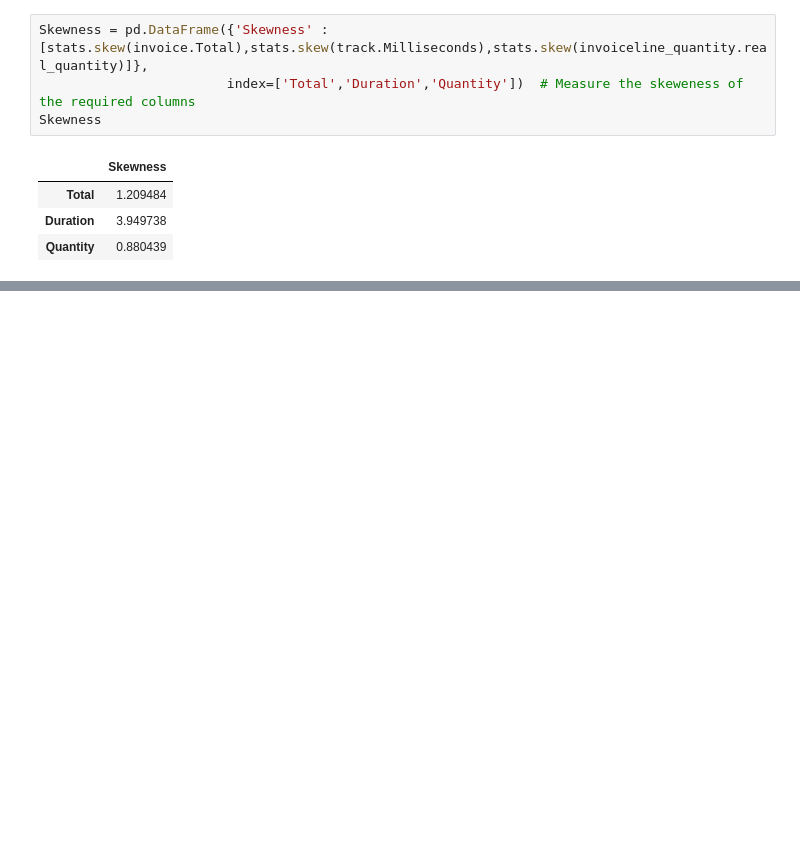
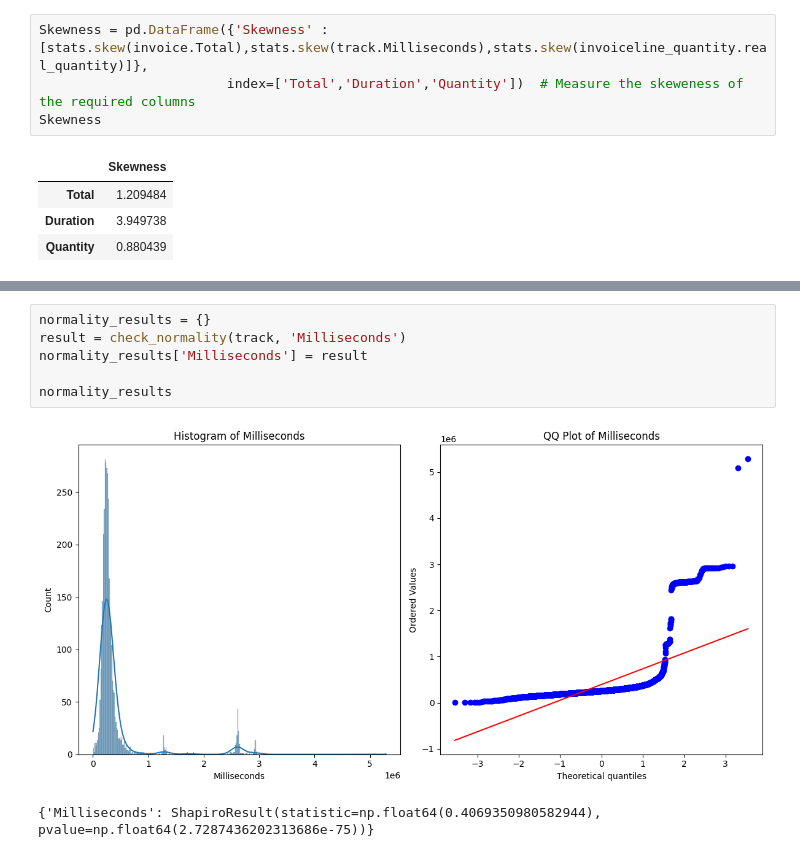
Before and after one commit to fahosseini79/Chinook_project, a Jupyter notebook: Final.ipynb, the cells around one changed output, grey strips where cells are left out. Saved outputs shown, nothing was run; the diff lists cells and outputs as text; blank space fills up the shorter version.

```diff
--- a/Final.ipynb
+++ b/Final.ipynb
@@ -612,0 +654,9 @@ Skewness
+# %%
+normality_results = {}
+result = check_normality(track, 'Milliseconds')
+normality_results['Milliseconds'] = result
+
+normality_results
+# %% [output]
+[figure, added]
+{'Milliseconds': ShapiroResult(statistic=np.float64(0.4069350980582944), pvalue=np.float64(2.7287436202313686e-75))}
```
Also changed, not shown: parts of 4 cells of this notebook.
